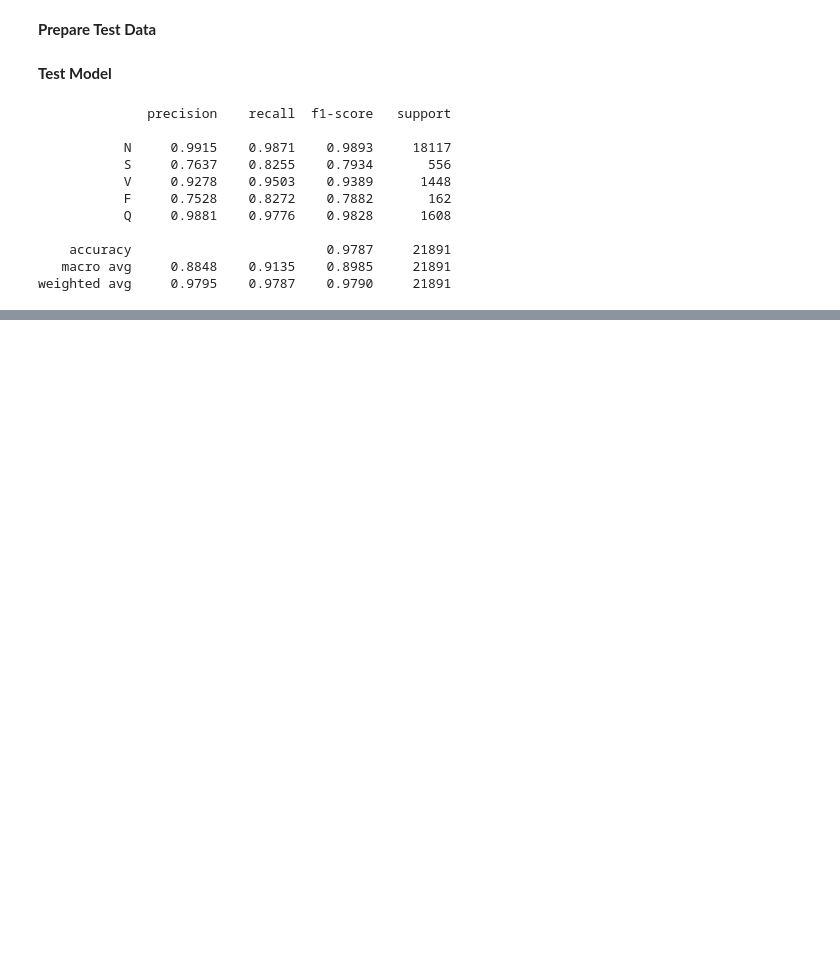
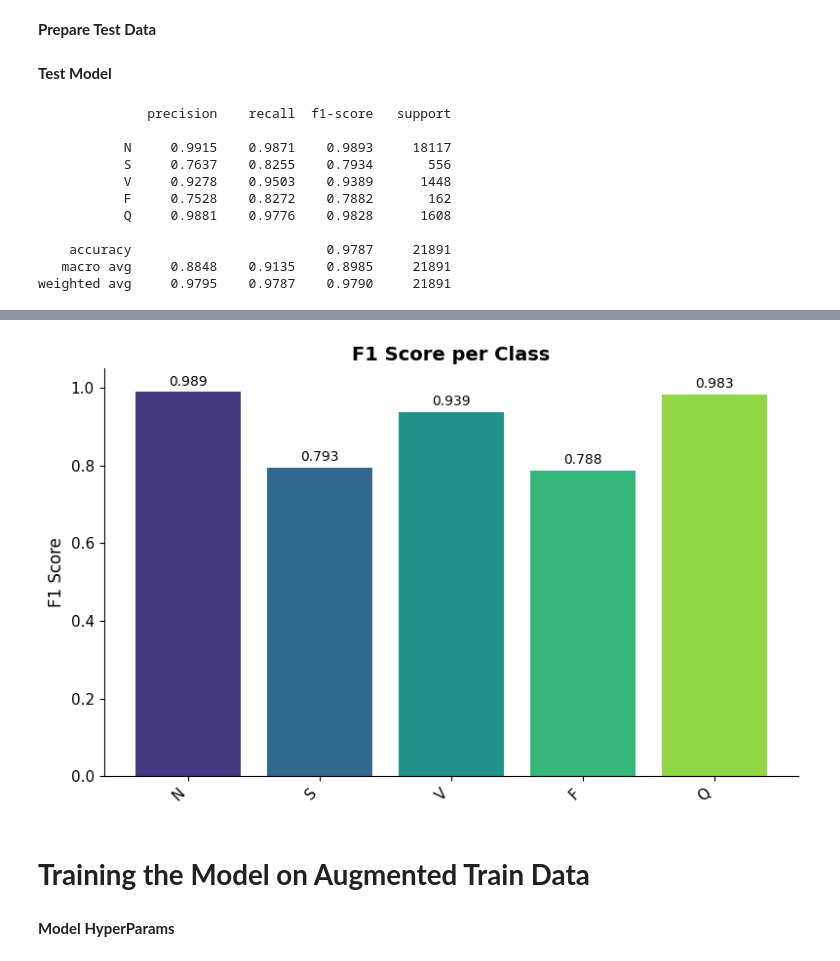
Before and after one commit to williamjohn972/Deep-Learning-for-ECG-Heartbeat-Classification, a Jupyter notebook: rnn.ipynb, the cells around one changed output, grey strips where cells are left out. Saved outputs shown, nothing was run; the diff lists cells and outputs as text; code cells hidden in the pictures; blank space fills up the shorter version.

```diff
--- a/rnn.ipynb
+++ b/rnn.ipynb
@@ -652,0 +693,30 @@ weighted avg     0.9795    0.9787    0.9790     21891
+# %%
+f1_per_class = f1_score(test_true, test_pred, average=None)
+
+plt.figure(figsize=(8,5))
+
+palette = sns.color_palette("viridis", len(labels_list))
+
+bars = plt.bar(labels_list, f1_per_class, color=palette)
+
+for bar in bars:
+    height = bar.get_height()
+    plt.text(bar.get_x() + bar.get_width()/2,
+             height + 0.01,
+             f"{height:.3f}",
+             ha="center", va="bottom", fontsize=10)
+
+plt.title("F1 Score per Class", fontsize=14, fontweight="bold")
+plt.ylabel("F1 Score", fontsize=12)
+plt.ylim(0, 1.05)
+
+plt.xticks(rotation=45, ha="right", fontsize=11)
+plt.yticks(fontsize=11)
+
+sns.despine()
+plt.tight_layout()
+plt.show()
+# %% [output]
+[figure, added]
+# %% [markdown]
+# **Training the Model on Augmented Train Data**
@@ -652,0 +761,2 @@ weighted avg     0.9795    0.9787    0.9790     21891
+# %% [markdown]
+**Model HyperParams**
```
Also changed, not shown: parts of 17 cells of this notebook, 1 other file.
